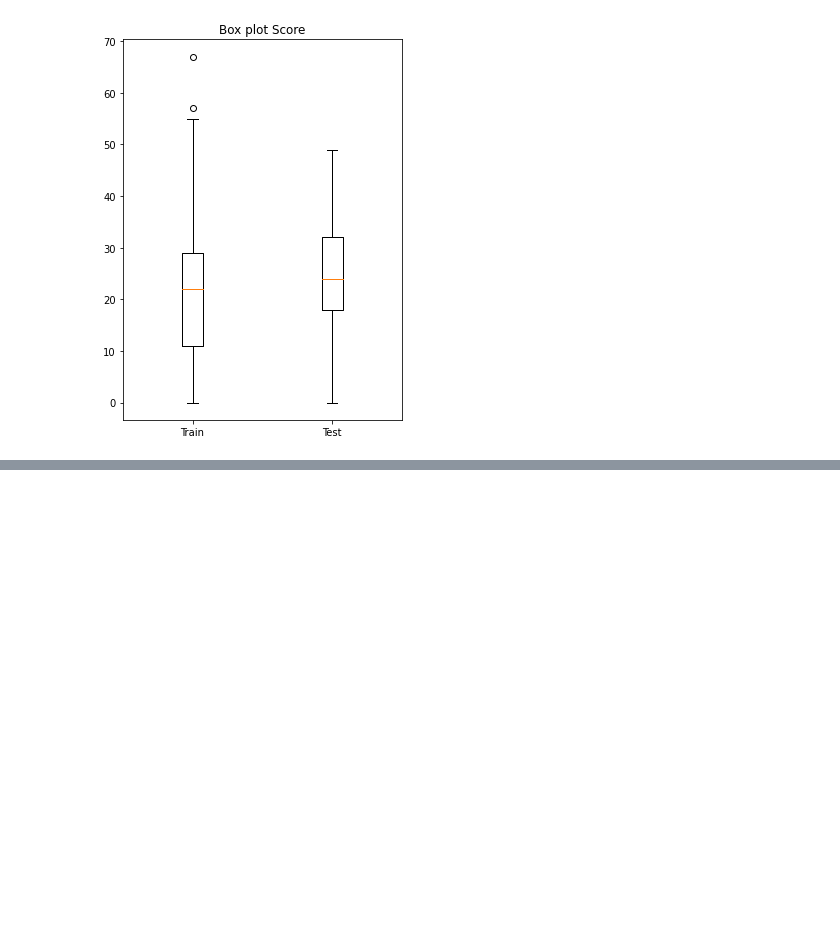
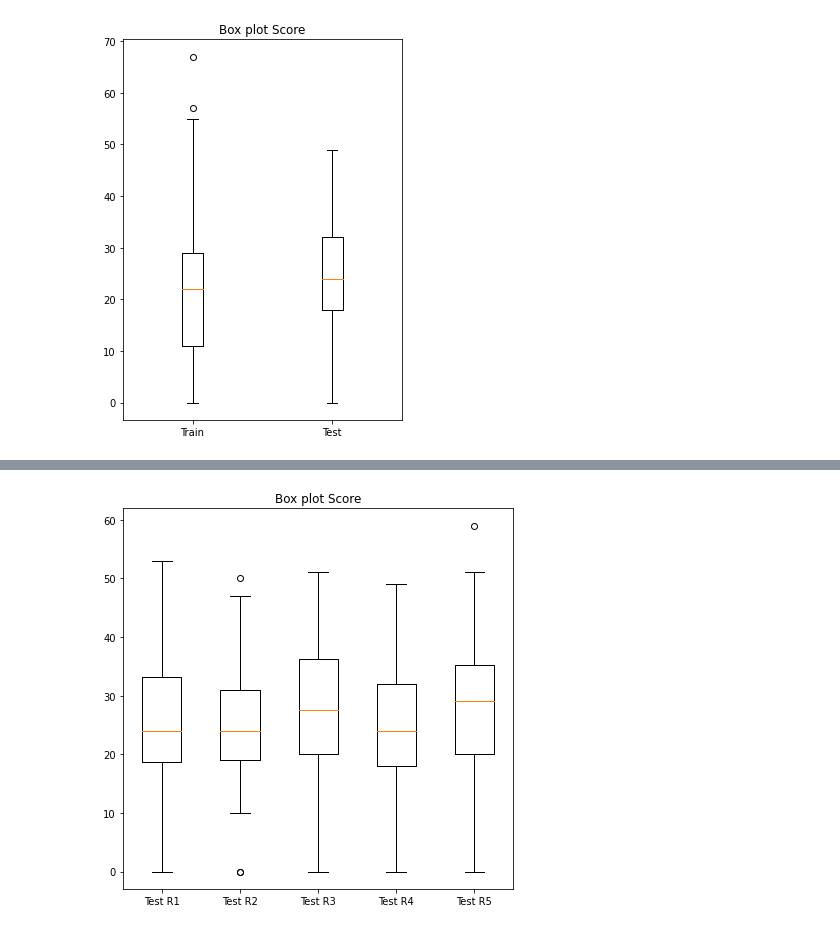
Before and after one commit to numaresplandy/SnAIke, a Jupyter notebook: test.ipynb, the cells around one changed output, grey strips where cells are left out. Cells and saved outputs as stored; diff of their text form; code cells hidden in the pictures; blank space fills up the shorter version.

```diff
--- a/test.ipynb
+++ b/test.ipynb
@@ -164,3 +147,8 @@ plot_boxPlot_score(path1,path)
+# %%
+path = 'score/Qtable_test_e_100_lr_0.1_df_0.9_R'
+compare_resultTest_boxPlot(path)
+# %% [output]
+[figure, added]
 # %% [markdown]
 ## Qnetwork 1
 ---
```
Also changed, not shown: parts of 21 cells of this notebook, 15 other files.
